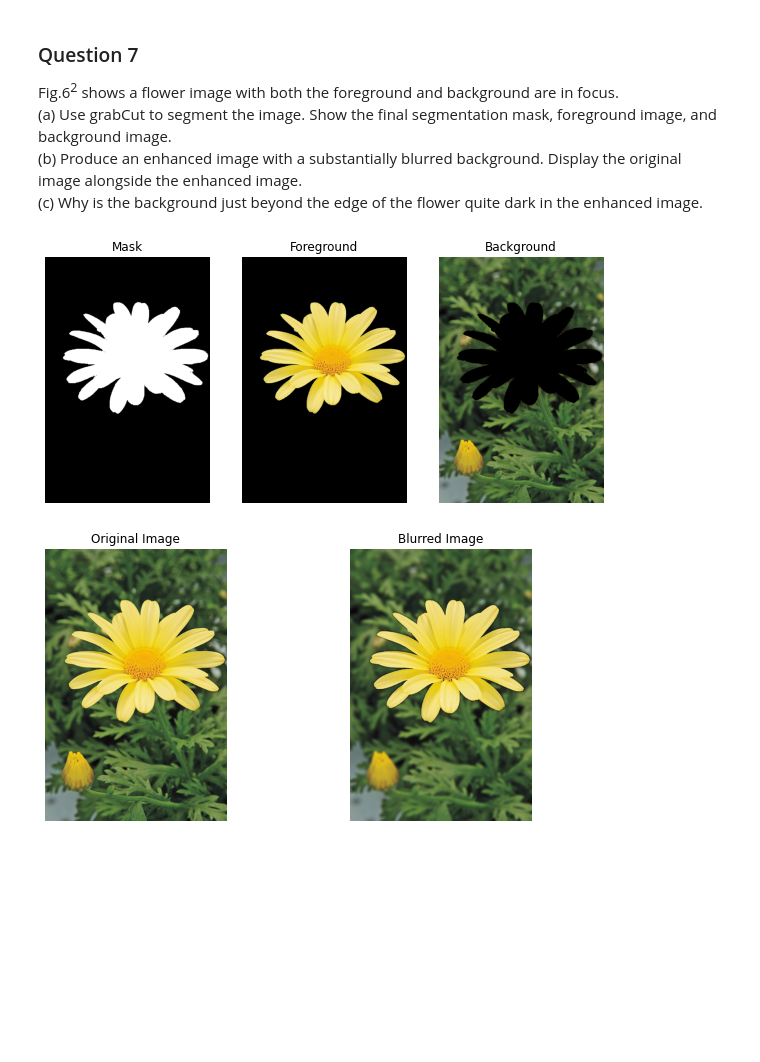
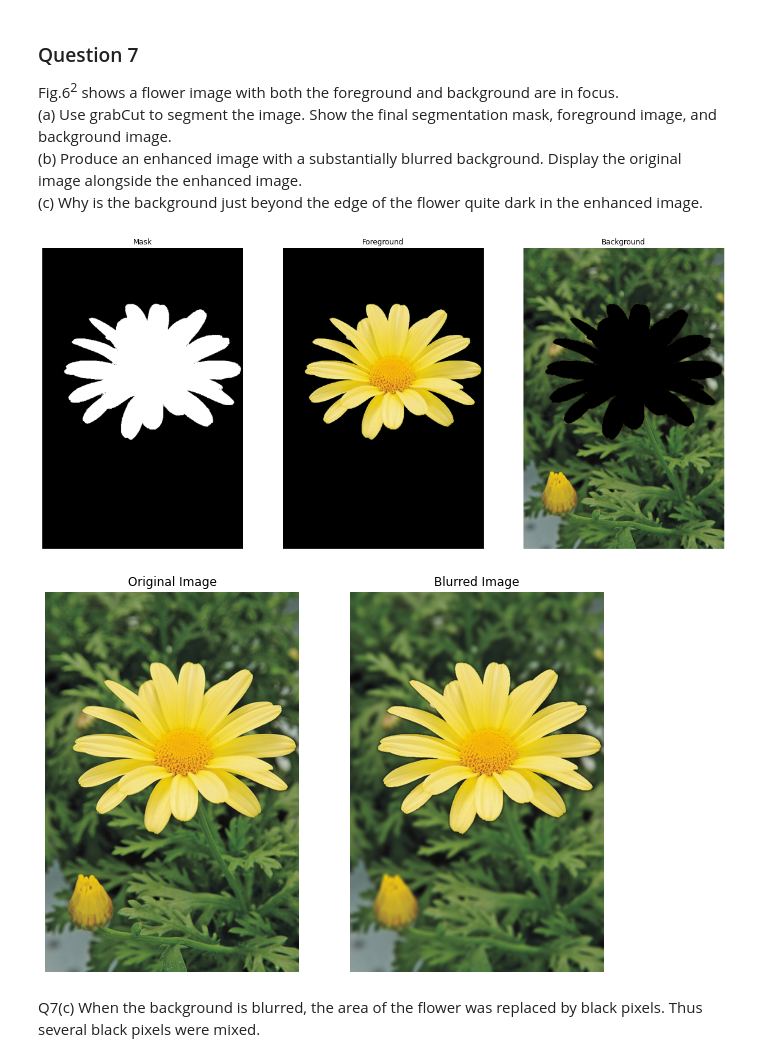
Before and after one commit to ayodyawkh/EN2550, a Jupyter notebook: Assignment_1/Assignment1.ipynb, the cells around one changed output. Cells and saved outputs as stored; diff of their text form; code cells hidden in the pictures; blank space fills up the shorter version.

```diff
--- a/Assignment_1/Assignment1.ipynb
+++ b/Assignment_1/Assignment1.ipynb
@@ -290,41 +298,43 @@ Fig.6<sup>2</sup> shows a flower image with both the foreground and background a
 # %%
 import numpy as np
 import cv2 as cv
 import matplotlib.pyplot as plt
 
 Img = cv.imread("daisy.jpg")
 assert img is not None
 
 Img = cv.cvtColor(Img,cv.COLOR_BGR2RGB)
 Mask = np.zeros(Img.shape[:2],np.uint8)
 background_model = np.zeros((1,65),np.float64)
 foreground_model = np.zeros((1,65),np.float64)
 rectangle = (50,50,505,505)
 
 cv.grabCut(Img,Mask,rectangle,background_model,foreground_model,5,cv.GC_INIT_WITH_RECT)
 Mask2 = np.where((Mask==2)|(Mask==0),0,1).astype('uint8')
 Img2 = Img*Mask2[:,:,np.newaxis]
 backgroundMask = (Mask2==0).astype(np.int8);
 Img3 = Img*backgroundMask[:,:,np.newaxis]
 
-fig, axis = plt.subplots(1,3,figsize=(10,5))
+fig, axis = plt.subplots(1,3,figsize=(20,10))
 axis[0].imshow(mask2,cmap= "gray")
 axis[0].axis('off'), axis[0].title.set_text('Mask')
 axis[1].imshow(img2,cmap= "gray")
 axis[1].axis('off'), axis[1].title.set_text('Foreground')
 axis[2].imshow(img3,cmap= "gray")
 axis[2].axis('off'), axis[2].title.set_text('Background')
 plt.show()
 # %% [output]
-[figure, old version]
+[figure, new version]
 # %%
-bluredBG = cv.GaussianBlur(Img3,(9,9),9)
-finalOutput = bluredBG*backgroundMask[:,:,np.newaxis] + Img2
-fig, axis = plt.subplots(1,2,figsize=(10,5))
+blured_BG = cv.GaussianBlur(Img3,(9,9),9)
+Output = blured_BG*backgroundMask[:,:,np.newaxis] + Img2
+fig, axis = plt.subplots(1,2,figsize=(10,10))
 axis[0].imshow(Img,cmap= "gray")
 axis[0].axis('off'), axis[0].title.set_text('Original Image')
-axis[1].imshow(finalOutput,cmap= "gray")
+axis[1].imshow(Output,cmap= "gray")
 axis[1].axis('off'), axis[1].title.set_text('Blurred Image')
 plt.show()
 # %% [output]
-[figure, old version]
+[figure, new version]
+# %% [markdown]
+Q7(c) When the background is blurred, the area of the flower was replaced by black pixels. Thus several black pixels were mixed.
```
Also changed, not shown: parts of 2 cells of this notebook.
